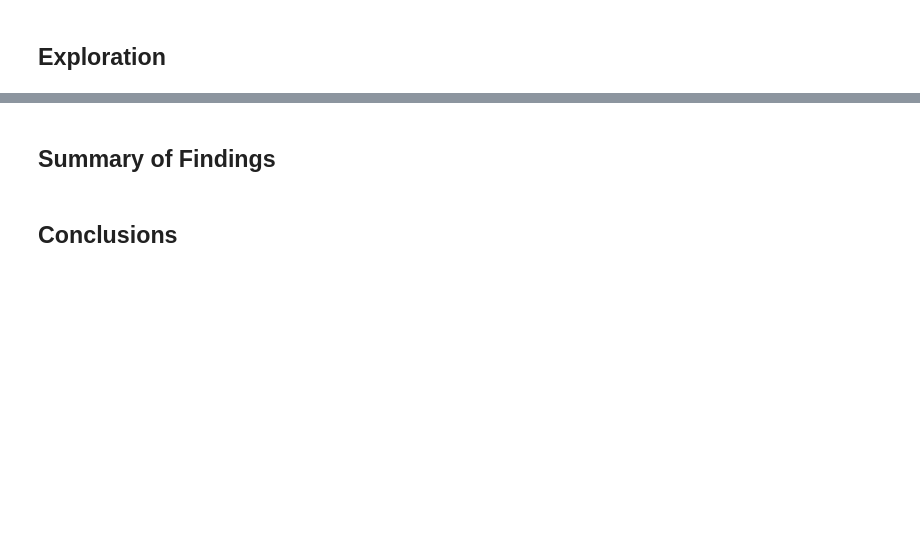
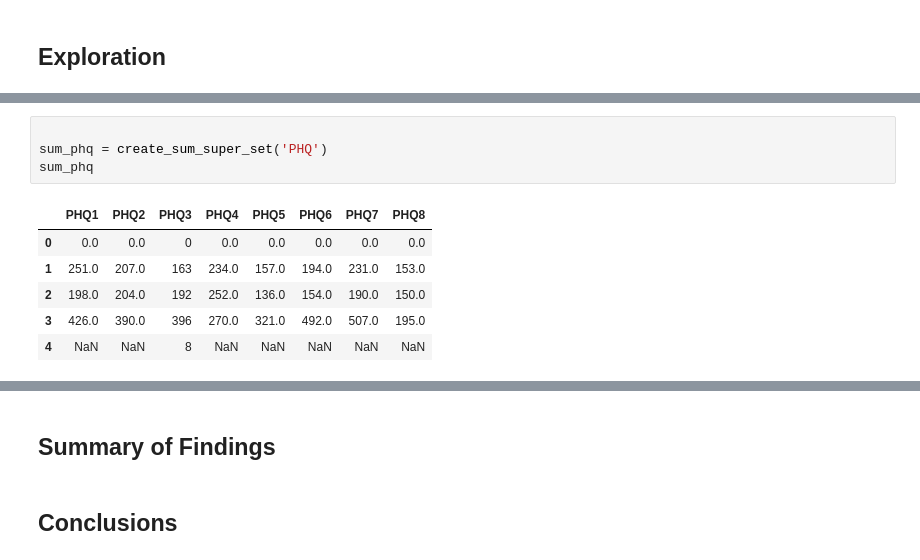
Before and after one commit to brk-a/MentalHealthAnalysis, a Jupyter notebook: exploration.ipynb, the cells around one changed output, grey strips where cells are left out. Drawn from its saved outputs; the diff is of its cells as text; blank space fills up the shorter version.

```diff
--- a/exploration.ipynb
+++ b/exploration.ipynb
@@ -290,0 +396,11 @@ df.sample(randint(5, 15))
+# %%
+
+sum_phq = create_sum_super_set('PHQ')
+sum_phq
+# %% [output]
+|  | PHQ1 | PHQ2 | PHQ3 | PHQ4 | PHQ5 | PHQ6 | PHQ7 | PHQ8 |
+| 0 | 0.0 | 0.0 | 0 | 0.0 | 0.0 | 0.0 | 0.0 | 0.0 |
+| 1 | 251.0 | 207.0 | 163 | 234.0 | 157.0 | 194.0 | 231.0 | 153.0 |
+| 2 | 198.0 | 204.0 | 192 | 252.0 | 136.0 | 154.0 | 190.0 | 150.0 |
+| 3 | 426.0 | 390.0 | 396 | 270.0 | 321.0 | 492.0 | 507.0 | 195.0 |
+| 4 | NaN | NaN | 8 | NaN | NaN | NaN | NaN | NaN |
```
Also changed, not shown: parts of 23 cells of this notebook, 1 other file.
